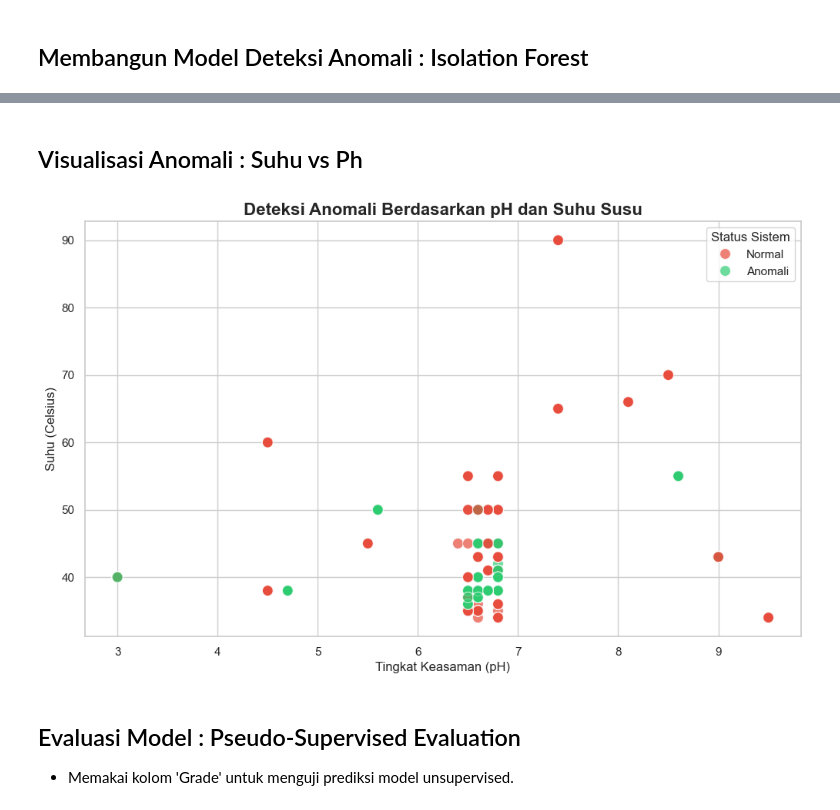
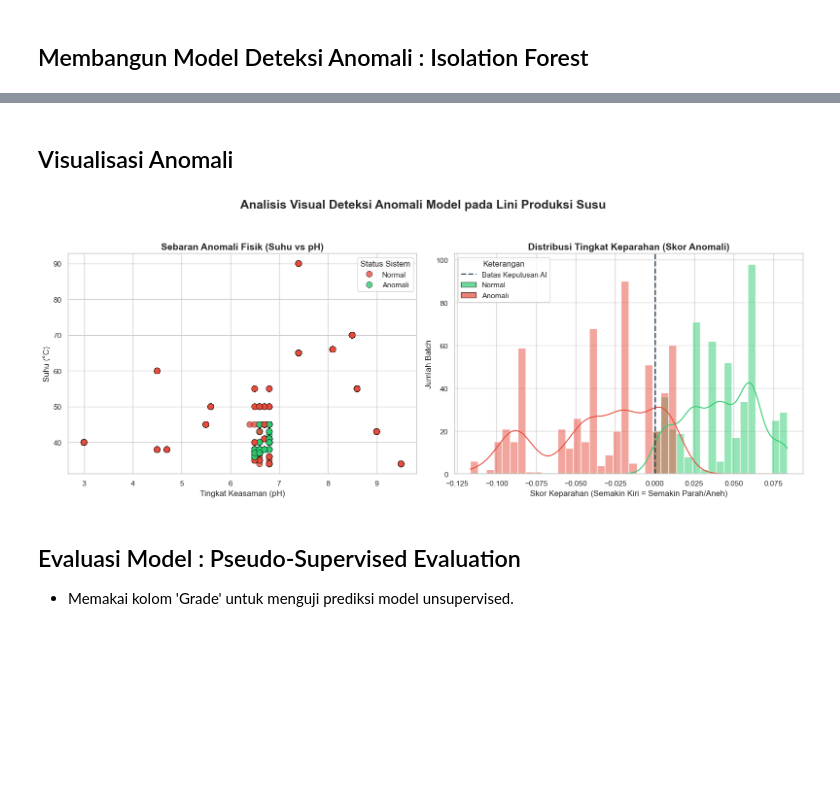
Before and after one commit to tegarkusuma12/Milk-Anomaly-Dashboard, a Jupyter notebook: model/sistem-rekomendasi.ipynb, the cells around one changed output, grey strips where cells are left out. Saved outputs shown, nothing was run; the diff lists cells and outputs as text; code cells hidden in the pictures; blank space fills up the shorter version.

```diff
--- a/model/sistem-rekomendasi.ipynb
+++ b/model/sistem-rekomendasi.ipynb
@@ -117,29 +218,83 @@ Data Anomali (-1): 416 baris
 # %% [markdown]
-## Visualisasi Anomali : Suhu vs Ph
+## Visualisasi Anomali
 # %%
-# Membuat plot titik antara Suhu dan pH
-plt.figure(figsize=(12, 7))
+from matplotlib.patches import Patch
+from matplotlib.lines import Line2D
+# Mengatur tema visual yang elegan
+sns.set_theme(style="whitegrid")
+
+# Membuat kanvas dengan 2 kolom (Kiri dan Kanan)
+fig, axes = plt.subplots(1, 2, figsize=(16, 6))
+
+# ==========================================
+# PANEL 1: Scatter Plot (Suhu vs pH)
+# ==========================================
 sns.scatterplot(
     data=df,
     x='pH',
     y='Temprature',
     hue='status_anomali',
-    palette={1: '#2ecc71', -1: '#e74c3c'}, # Hijau untuk normal, Merah untuk anomali
-    alpha=0.7,
-    s=100
+    palette={1: '#2ecc71', -1: '#e74c3c'}, # Hijau=Normal, Merah=Anomali
+    alpha=0.8,
+    s=80,
+    edgecolor='black', # Menambahkan garis luar agar titik lebih tegas
+    linewidth=0.5,
+    ax=axes[0]
 )
 
-plt.title('Deteksi Anomali Berdasarkan pH dan Suhu Susu', fontsize=16, fontweight='bold')
-plt.xlabel('Tingkat Keasaman (pH)', fontsize=12)
-plt.ylabel('Suhu (Celsius)', fontsize=12)
+axes[0].set_title('Sebaran Anomali Fisik (Suhu vs pH)', fontsize=14, fontweight='bold')
+axes[0].set_xlabel('Tingkat Keasaman (pH)', fontsize=12)
+axes[0].set_ylabel('Suhu (°C)', fontsize=12)
 
-# Kustomisasi Legend
-handles, labels = plt.gca().get_legend_handles_labels()
-plt.legend(handles=handles, labels=['Normal', 'Anomali'], title='Status Sistem', loc='best')
+# Merapikan Legend di Panel 1
+handles, _ = axes[0].get_legend_handles_labels()
+axes[0].legend(handles=handles, labels=['Normal', 'Anomali'], title='Status Sistem', loc='best')
 
+
+# ==========================================
+# PANEL 2: Histogram Skor Anomali (Tingkat Keparahan)
+# ==========================================
+# Catatan: Semakin negatif angkanya, semakin parah kerusakan susunya
+sns.histplot(
+    data=df,
+    x='skor_anomali',
+    hue='status_anomali',
+    palette={1: '#2ecc71', -1: '#e74c3c'}, # 1=Hijau, -1=Merah
+    kde=True,
+    bins=40,
+    ax=axes[1],
+    legend=False
+)
+
+# Menambahkan Garis Batas (Threshold) AI
+axes[1].axvline(0, color='#2c3e50', linestyle='--', linewidth=2)
+
+# KUNCI 2: Membuat wujud fisik legenda secara manual agar 100% akurat
+elemen_legenda = [
+    Line2D([0], [0], color='#2c3e50', linestyle='--', linewidth=2), # Wujud garis batas
+    Patch(facecolor='#2ecc71', edgecolor='black', alpha=0.7),       # Wujud kotak hijau
+    Patch(facecolor='#e74c3c', edgecolor='black', alpha=0.7)        # Wujud kotak merah
+]
+
+axes[1].set_title('Distribusi Tingkat Keparahan (Skor Anomali)', fontsize=14, fontweight='bold')
+axes[1].set_xlabel('Skor Keparahan (Semakin Kiri = Semakin Parah/Aneh)', fontsize=12)
+axes[1].set_ylabel('Jumlah Batch', fontsize=12)
+
+# Memasukkan teks persis seperti yang Anda inginkan (dan dijamin tidak akan terbalik)
+axes[1].legend(
+    handles=elemen_legenda,
+    labels=['Batas Keputusan AI', 'Normal', 'Anomali'],
+    title='Keterangan',
+    loc='best'
+)
+
+# Judul Utama Keseluruhan
+plt.suptitle('Analisis Visual Deteksi Anomali Model pada Lini Produksi Susu', fontsize=18, fontweight='heavy', y=1.05)
+
+plt.tight_layout()
 plt.show()
 # %% [output]
-[figure, old version]
+[figure, new version]
 # %% [markdown]
 ## Evaluasi Model : Pseudo-Supervised Evaluation
 - Memakai kolom 'Grade' untuk menguji prediksi model unsupervised.
```
Also changed, not shown: parts of 10 cells of this notebook.
